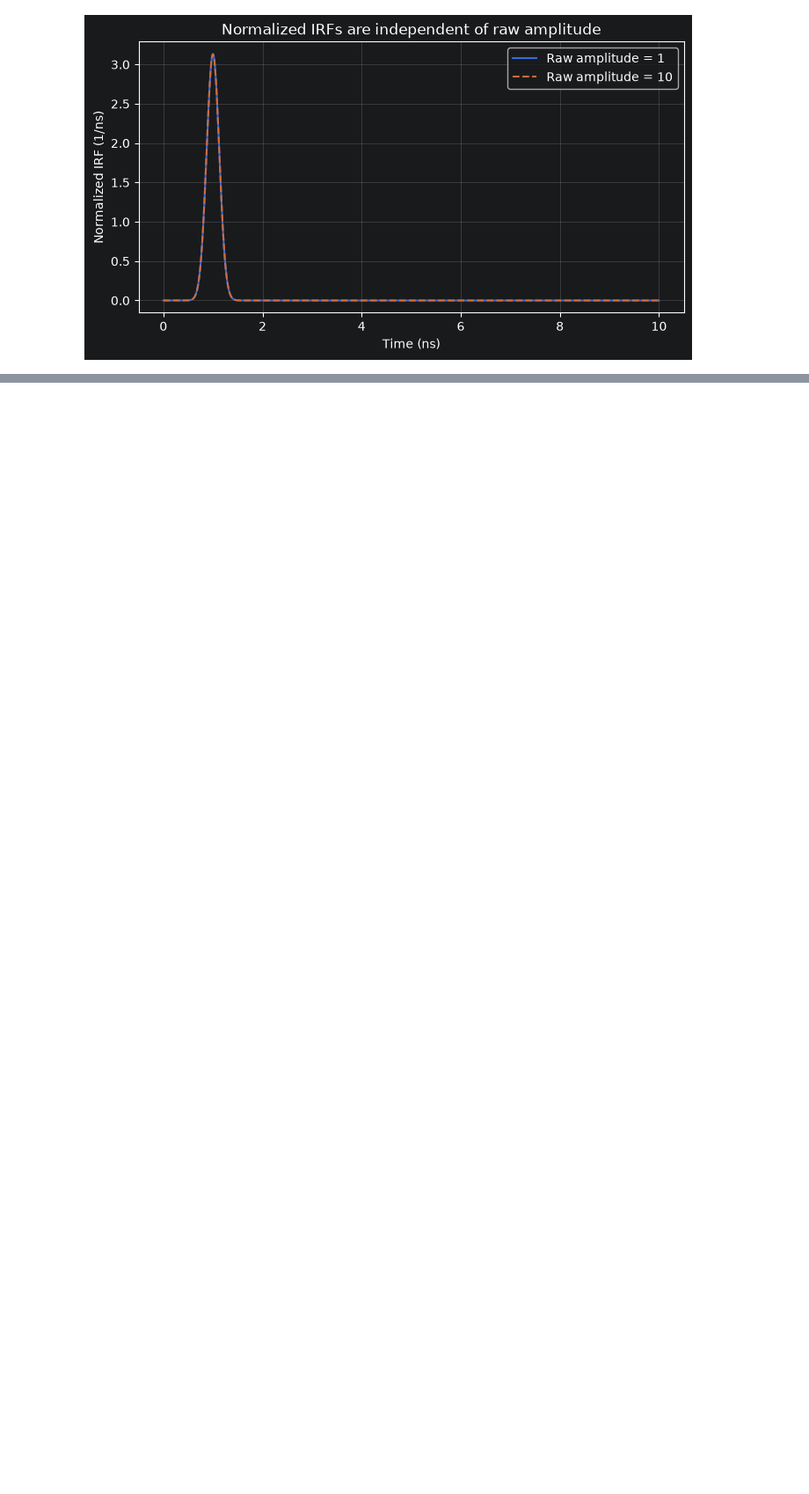
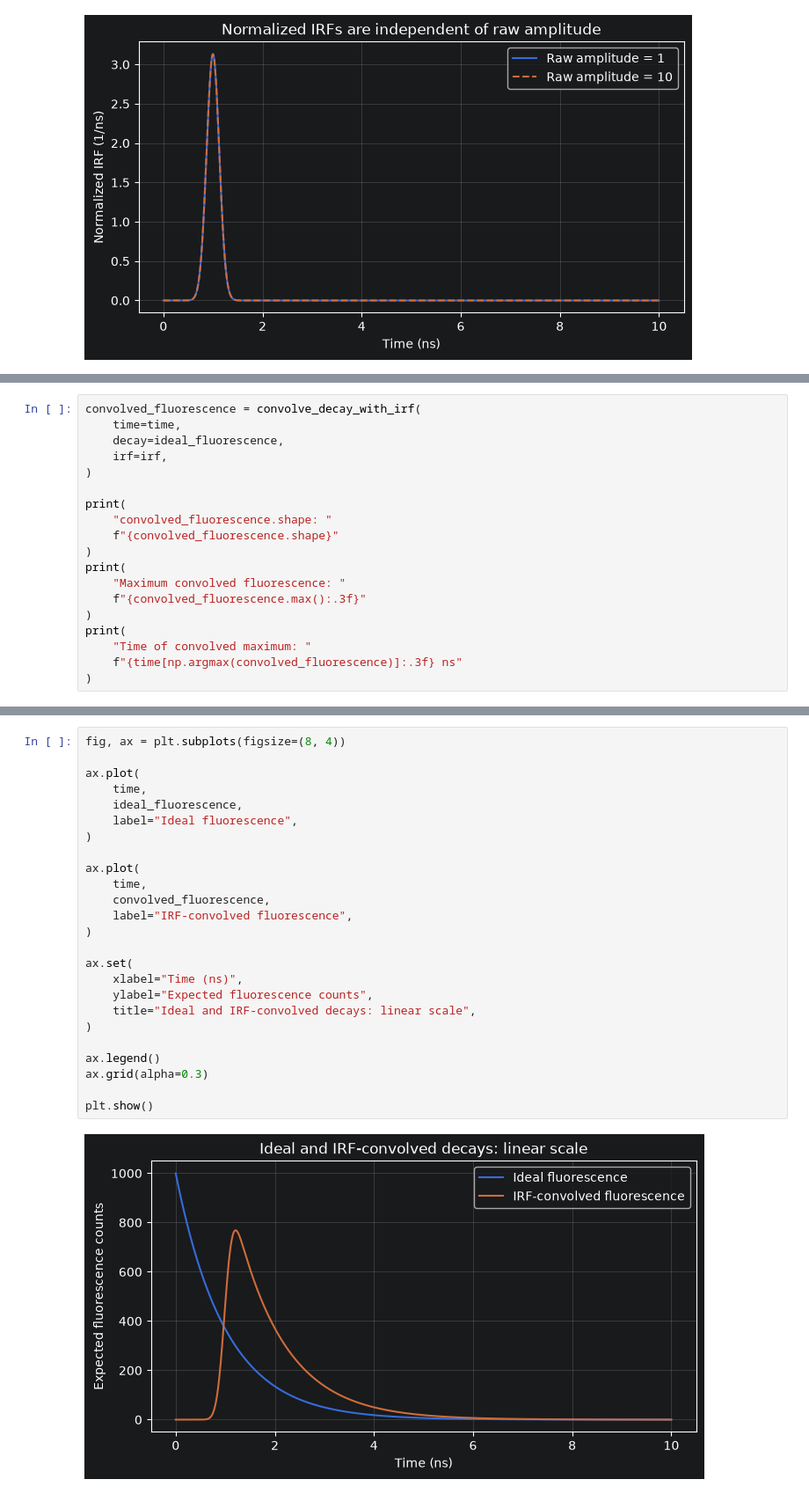
Before and after one commit to moryev/tcspc-lifetime-toolkit, a Jupyter notebook: notebooks/07_irf_convolution_and_realistic_simulation.ipynb, the cells around one changed output, grey strips where cells are left out. Shown at 88% size. Saved outputs shown, nothing was run; the diff lists cells and outputs as text; blank space fills up the shorter version.

```diff
--- a/notebooks/07_irf_convolution_and_realistic_simulation.ipynb
+++ b/notebooks/07_irf_convolution_and_realistic_simulation.ipynb
@@ -470,0 +668,19 @@ plt.show()
+# %%
+convolved_fluorescence = convolve_decay_with_irf(
+    time=time,
+    decay=ideal_fluorescence,
+    irf=irf,
+)
+
+print(
+    "convolved_fluorescence.shape: "
+    f"{convolved_fluorescence.shape}"
+)
+print(
+    "Maximum convolved fluorescence: "
+    f"{convolved_fluorescence.max():.3f}"
+)
+print(
+    "Time of convolved maximum: "
+    f"{time[np.argmax(convolved_fluorescence)]:.3f} ns"
+)
@@ -470,0 +701,27 @@ plt.show()
+# %%
+fig, ax = plt.subplots(figsize=(8, 4))
+
+ax.plot(
+    time,
+    ideal_fluorescence,
+    label="Ideal fluorescence",
+)
+
+ax.plot(
+    time,
+    convolved_fluorescence,
+    label="IRF-convolved fluorescence",
+)
+
+ax.set(
+    xlabel="Time (ns)",
+    ylabel="Expected fluorescence counts",
+    title="Ideal and IRF-convolved decays: linear scale",
+)
+
+ax.legend()
+ax.grid(alpha=0.3)
+
+plt.show()
+# %% [output]
+[figure, added]
```
Also changed, not shown: parts of 19 cells of this notebook.
